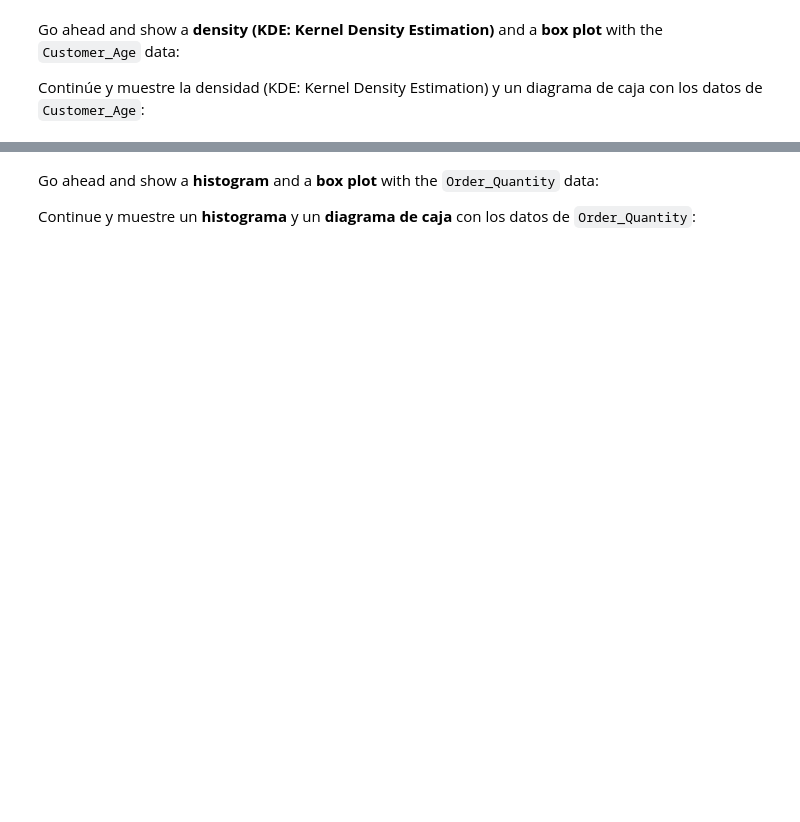
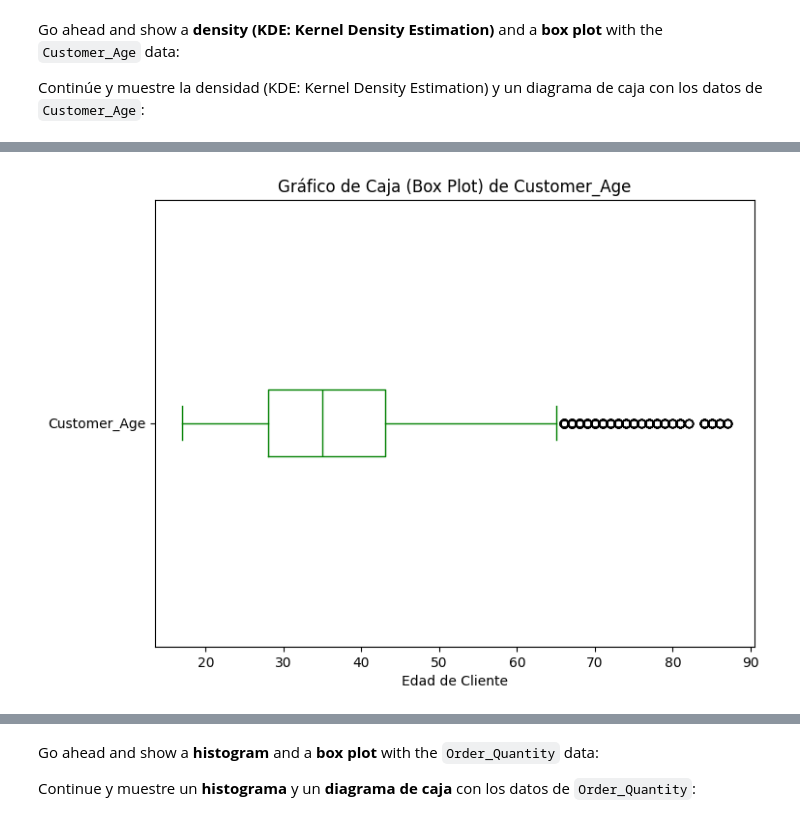
Before and after one commit to TonyGael/FCC_Pandas_Real_Life_Example, a Jupyter notebook: Exercises_1.ipynb, the cells around one changed output, grey strips where cells are left out. Drawn from its saved outputs; the diff is of its cells as text; code cells hidden in the pictures; blank space fills up the shorter version.

```diff
--- a/Exercises_1.ipynb
+++ b/Exercises_1.ipynb
@@ -51,3 +65,11 @@ Continúe y muestre la densidad (KDE: Kernel Density Estimation) y un diagrama d
+# %%
+# Gráfico de caja (box plot) de la columna 'Customer_Age'
+sales['Customer_Age'].plot(kind='box', figsize=(8, 6), vert=False, color='green')
+plt.title('Gráfico de Caja (Box Plot) de Customer_Age')
+plt.xlabel('Edad de Cliente')
+plt.show()
+# %% [output]
+[figure, added]
 # %% [markdown]
 ![green-divider](https://user-images.githubusercontent.com/7065401/52071924-c003ad80-2562-11e9-8297-1c6595f8a7ff.png)
 
```
Also changed, not shown: parts of 4 cells of this notebook.
